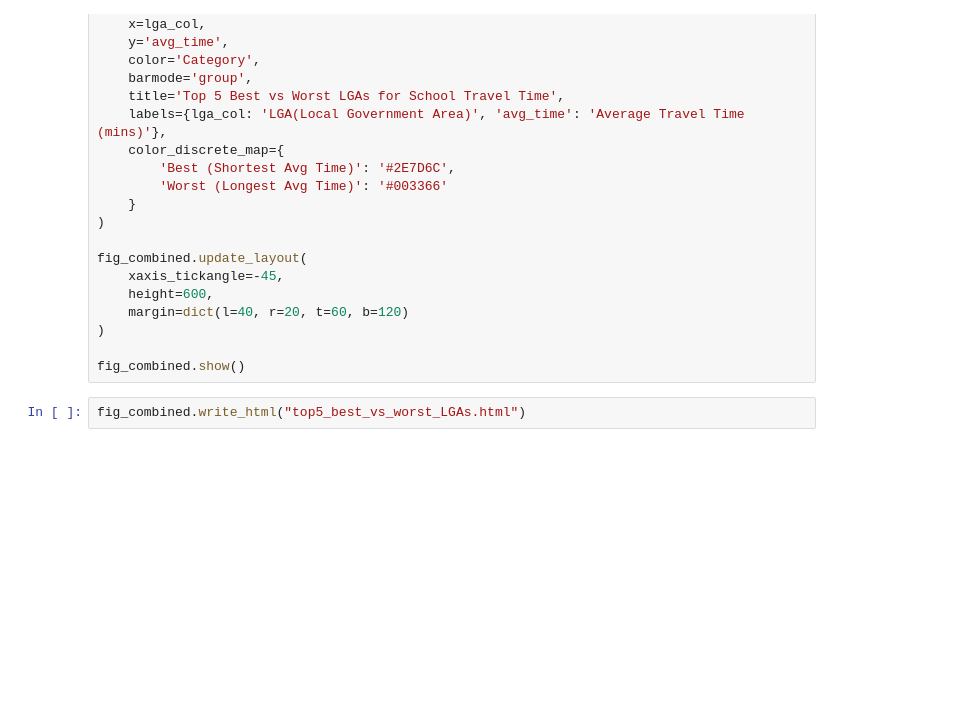
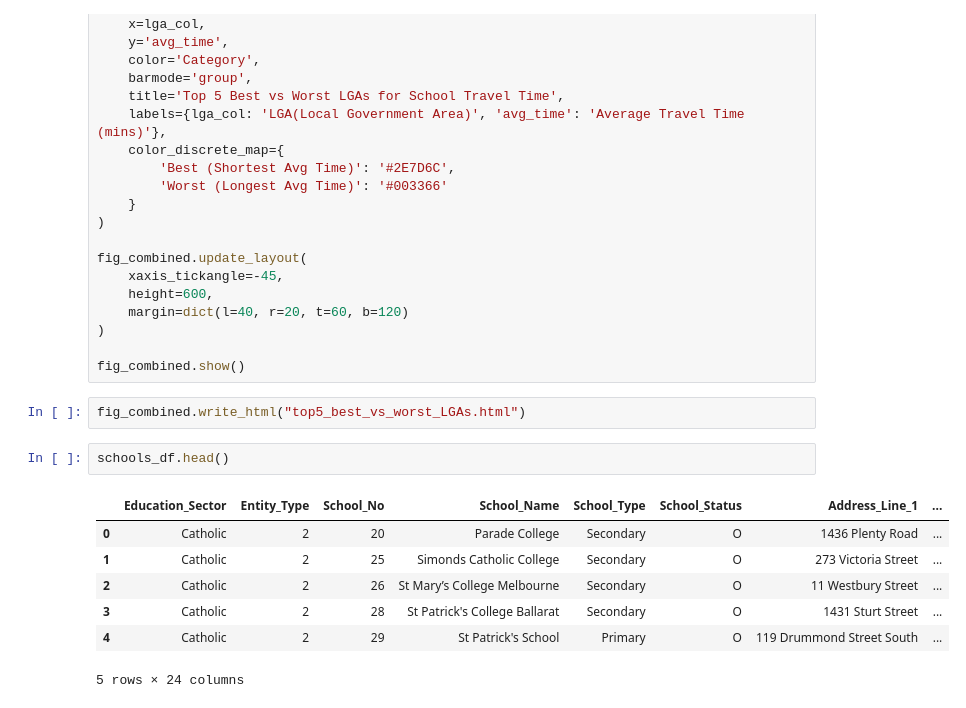
Before and after one commit to Sam-DA-20/GovHack-2025-20-Minute-Neighbourhood-Plan, a Jupyter notebook: anlysis.ipynb, the cells around one changed output. Drawn from its saved outputs; the diff is of its cells as text; blank space fills up the shorter version.

```diff
--- a/anlysis.ipynb
+++ b/anlysis.ipynb
@@ -236,3 +236,13 @@ fig_combined.update_layout(
 fig_combined.show()
 # %%
 fig_combined.write_html("top5_best_vs_worst_LGAs.html")
+# %%
+schools_df.head()
+# %% [output]
+|  | Education_Sector | Entity_Type | School_No | School_Name | School_Type | School_Status | Address_Line_1 | ... |
+| 0 | Catholic | 2 | 20 | Parade College | Secondary | O | 1436 Plenty Road | ... |
+| 1 | Catholic | 2 | 25 | Simonds Catholic College | Secondary | O | 273 Victoria Street | ... |
+| 2 | Catholic | 2 | 26 | St Mary’s College Melbourne | Secondary | O | 11 Westbury Street | ... |
+| 3 | Catholic | 2 | 28 | St Patrick's College Ballarat | Secondary | O | 1431 Sturt Street | ... |
+| 4 | Catholic | 2 | 29 | St Patrick's School | Primary | O | 119 Drummond Street South | ... |
+5 rows × 24 columns
```
Also changed, not shown: parts of 2 cells of this notebook, 1 other file.
